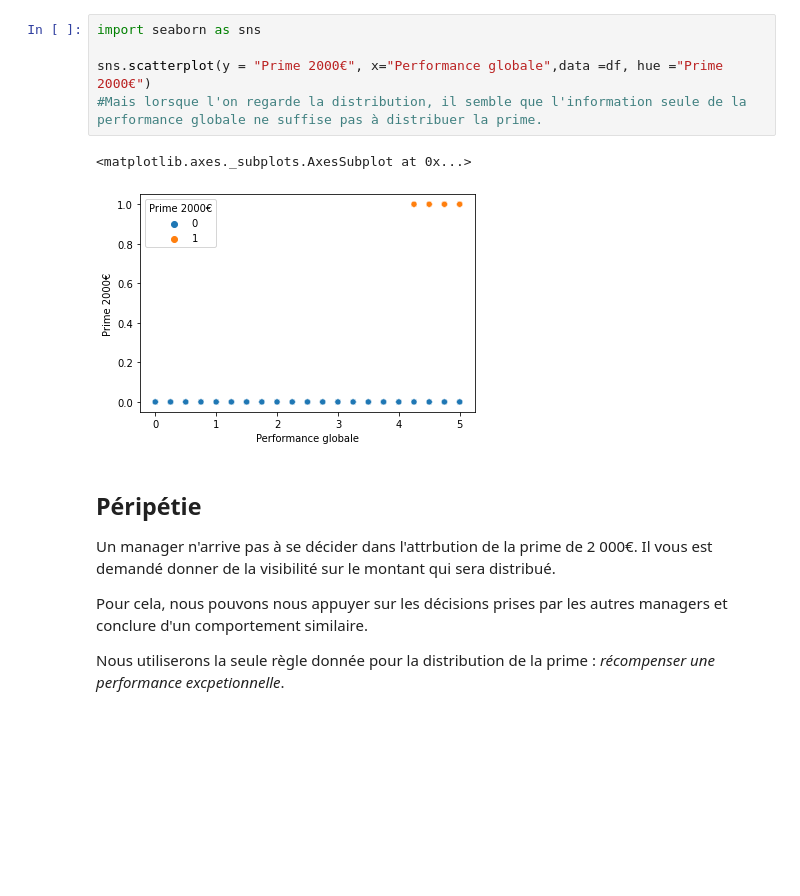
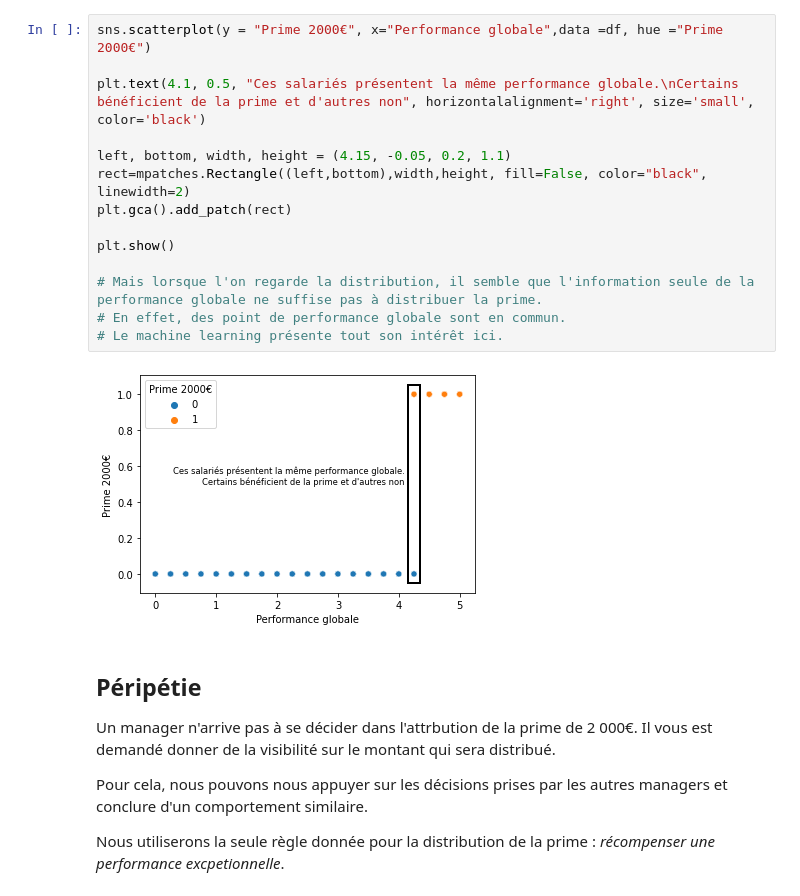
Before and after one commit to ArnaudCoulon/HRAnalytics.fr, a Jupyter notebook: Analytics/introduction_ML/Intro_ML_clustering_notebook.ipynb, the cells around one changed output. Drawn from its saved outputs; the diff is of its cells as text; blank space fills up the shorter version.

```diff
--- a/Analytics/introduction_ML/Intro_ML_clustering_notebook.ipynb
+++ b/Analytics/introduction_ML/Intro_ML_clustering_notebook.ipynb
@@ -109,11 +117,19 @@ table
 # %%
-import seaborn as sns
+sns.scatterplot(y = "Prime 2000€", x="Performance globale",data =df, hue ="Prime 2000€")
 
-sns.scatterplot(y = "Prime 2000€", x="Performance globale",data =df, hue ="Prime 2000€")
-#Mais lorsque l'on regarde la distribution, il semble que l'information seule de la performance globale ne suffise pas à distribuer la prime.
+plt.text(4.1, 0.5, "Ces salariés présentent la même performance globale.\nCertains bénéficient de la prime et d'autres non", horizontalalignment='right', size='small', color='black')
+
+left, bottom, width, height = (4.15, -0.05, 0.2, 1.1)
+rect=mpatches.Rectangle((left,bottom),width,height, fill=False, color="black", linewidth=2)
+plt.gca().add_patch(rect)
+
+plt.show()
+
+# Mais lorsque l'on regarde la distribution, il semble que l'information seule de la performance globale ne suffise pas à distribuer la prime.
+# En effet, des point de performance globale sont en commun.
+# Le machine learning présente tout son intérêt ici.
 # %% [output]
-<matplotlib.axes._subplots.AxesSubplot at 0x...>
-[figure, old version]
+[figure, new version]
 # %% [markdown]
 ## Péripétie
 
```
Also changed, not shown: parts of 37 cells of this notebook.
